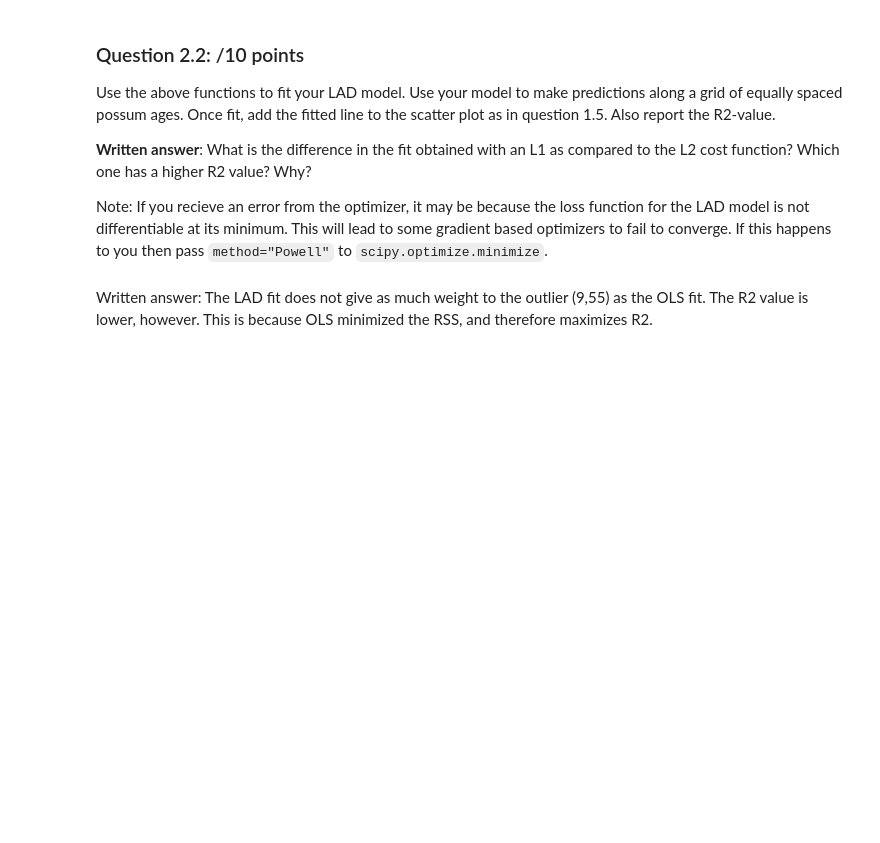
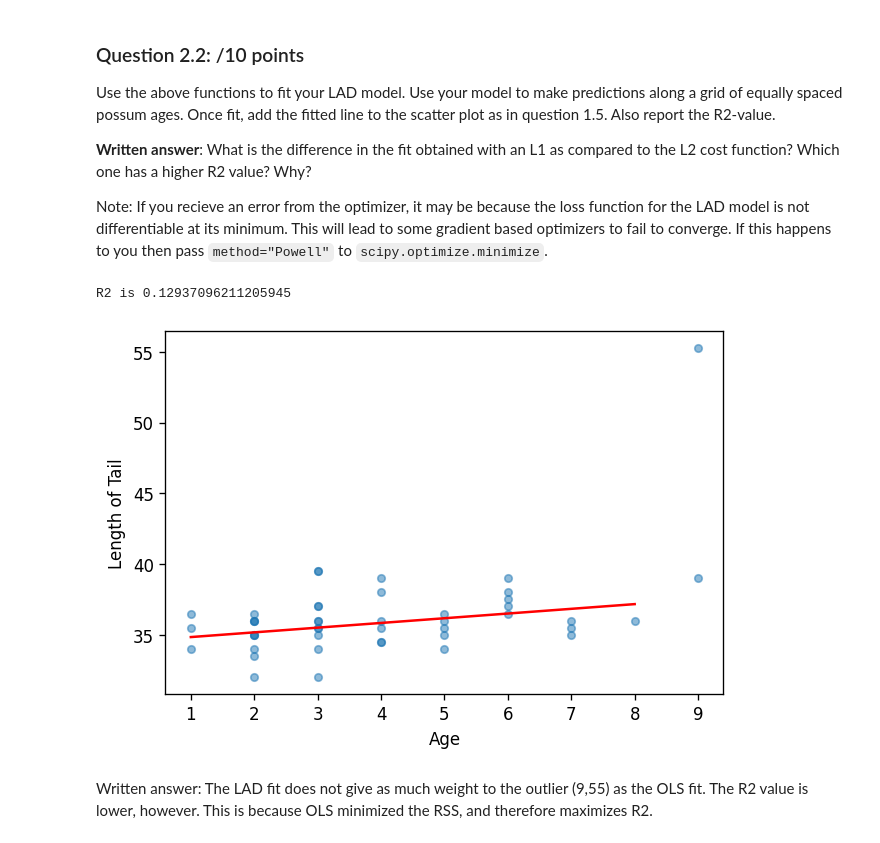
Before and after one commit to zzhu247/CS4414, a Jupyter notebook: assignment_1.ipynb, the cells around one changed output. Cells and saved outputs as stored; diff of their text form; code cells hidden in the pictures; blank space fills up the shorter version.

```diff
--- a/assignment_1.ipynb
+++ b/assignment_1.ipynb
@@ -193,3 +195,14 @@ def linearModelLossLAD(b,X,y):
+# %%
+def linearModelLossLAD(b,X,y):
+    predy = linearModelPredict(b,X)
+    #get the residual
+    res = y - predy
+    sres = np.sign(res)
+    #get LAD
+    sum_abs_dev = np.sum(abs(res))
+    #get gradient
+    grad = -1 * (sres @ X)
+    return (sum_abs_dev,grad)
 # %% [markdown]
 ### Question 2.2: /10 points
 
@@ -199,6 +212,26 @@ Use the above functions to fit your LAD model. Use your model to make prediction
 **Written answer**: What is the difference in the fit obtained with an L1 as compared to the L2 cost function? Which one has a higher R2 value? Why?
 
 Note: If you recieve an error from the optimizer, it may be because the loss function for the LAD model is not differentiable at its minimum.  This will lead to some gradient based optimizers to fail to converge.  If this happens to you then pass `method="Powell"` to `scipy.optimize.minimize`.
+# %%
+fig, ax = plt.subplots(dpi = 120)
+possum_data.plot.scatter(x = 'age', y = 'tailL', alpha = 0.5, ax = ax)
+plt.xlabel("Age")
+plt.ylabel("Length of Tail")
+y = possum_data.tailL.values
+age = possum_data.age.values
+N = age.size
+X = np.c_[np.ones(N), age]
+actual_betas, actual_R2 = linearModelFit(X,y, lossfcn = linearModelLossLAD)
+
+age_grid = np.arange(age.min(), age.max())
+Xn = np.c_[np.ones(age_grid.size), age_grid]
+yn = Xn@actual_betas
+
+ax.plot(age_grid, yn, color = 'red')
+print("R2 is", actual_R2)
+# %% [output]
+R2 is 0.12937096211205945
+[figure, added]
 # %% [markdown]
 Written answer: The LAD fit does not give as much weight to the outlier (9,55) as the OLS fit. The R2 value is lower, however. This is because OLS minimized the RSS, and therefore maximizes R2.
 # %% [markdown]
```
Also changed, not shown: parts of 9 cells of this notebook.
